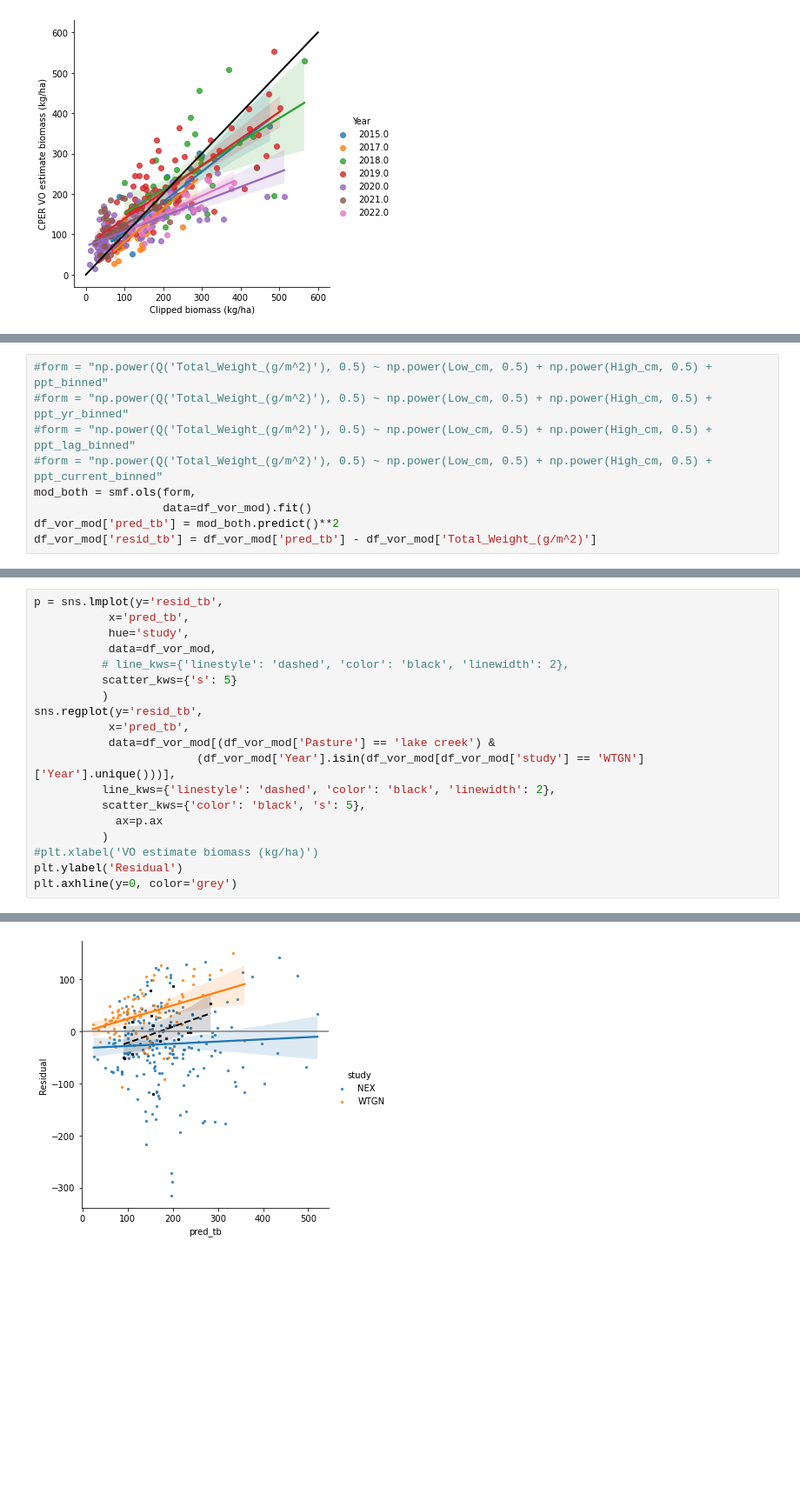
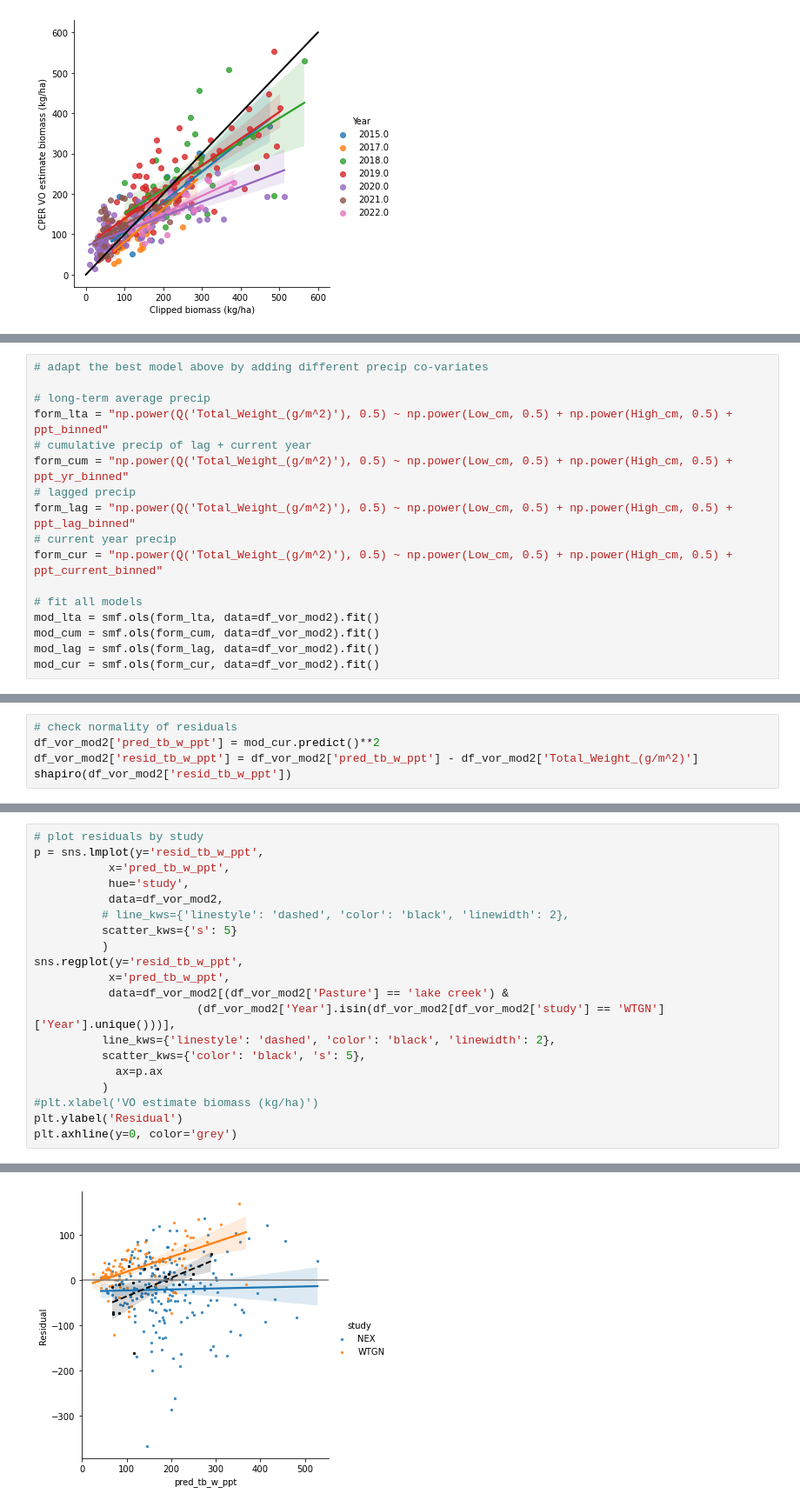
Before and after one commit to kearney-sp/tbng_veg, a Jupyter notebook: tb_vor_linreg.ipynb, the cells around one changed output, grey strips where cells are left out. Shown at 87% size. Drawn from its saved outputs; the diff is of its cells as text; blank space fills up the shorter version.

```diff
--- a/tb_vor_linreg.ipynb
+++ b/tb_vor_linreg.ipynb
@@ -573,9 +655,17 @@ sns.regplot(data=df_vor[(df_vor['Pasture'] == 'lake creek') &
 # %%
-#form = "np.power(Q('Total_Weight_(g/m^2)'), 0.5) ~ np.power(Low_cm, 0.5) + np.power(High_cm, 0.5) + ppt_binned"
-#form = "np.power(Q('Total_Weight_(g/m^2)'), 0.5) ~ np.power(Low_cm, 0.5) + np.power(High_cm, 0.5) + ppt_yr_binned"
-#form = "np.power(Q('Total_Weight_(g/m^2)'), 0.5) ~ np.power(Low_cm, 0.5) + np.power(High_cm, 0.5) + ppt_lag_binned"
-#form = "np.power(Q('Total_Weight_(g/m^2)'), 0.5) ~ np.power(Low_cm, 0.5) + np.power(High_cm, 0.5) + ppt_current_binned"
-mod_both = smf.ols(form,
-                   data=df_vor_mod).fit()
-df_vor_mod['pred_tb'] = mod_both.predict()**2
-df_vor_mod['resid_tb'] = df_vor_mod['pred_tb'] - df_vor_mod['Total_Weight_(g/m^2)']
+# adapt the best model above by adding different precip co-variates
+
+# long-term average precip
+form_lta = "np.power(Q('Total_Weight_(g/m^2)'), 0.5) ~ np.power(Low_cm, 0.5) + np.power(High_cm, 0.5) + ppt_binned"
+# cumulative precip of lag + current year
+form_cum = "np.power(Q('Total_Weight_(g/m^2)'), 0.5) ~ np.power(Low_cm, 0.5) + np.power(High_cm, 0.5) + ppt_yr_binned"
+# lagged precip
+form_lag = "np.power(Q('Total_Weight_(g/m^2)'), 0.5) ~ np.power(Low_cm, 0.5) + np.power(High_cm, 0.5) + ppt_lag_binned"
+# current year precip
+form_cur = "np.power(Q('Total_Weight_(g/m^2)'), 0.5) ~ np.power(Low_cm, 0.5) + np.power(High_cm, 0.5) + ppt_current_binned"
+
+# fit all models
+mod_lta = smf.ols(form_lta, data=df_vor_mod2).fit()
+mod_cum = smf.ols(form_cum, data=df_vor_mod2).fit()
+mod_lag = smf.ols(form_lag, data=df_vor_mod2).fit()
+mod_cur = smf.ols(form_cur, data=df_vor_mod2).fit()
@@ -596,0 +711,5 @@ ShapiroResult(statistic=0.9647775292396545, pvalue=9.605972763893078e-07)
+# %%
+# check normality of residuals
+df_vor_mod2['pred_tb_w_ppt'] = mod_cur.predict()**2
+df_vor_mod2['resid_tb_w_ppt'] = df_vor_mod2['pred_tb_w_ppt'] - df_vor_mod2['Total_Weight_(g/m^2)']
+shapiro(df_vor_mod2['resid_tb_w_ppt'])
@@ -651,22 +834,23 @@ plt.plot([0, 6000], [0, 6000], linewidth=2, c='black', linestyle='solid')
 # %%
-p = sns.lmplot(y='resid_tb',
-           x='pred_tb',
+# plot residuals by study
+p = sns.lmplot(y='resid_tb_w_ppt',
+           x='pred_tb_w_ppt',
            hue='study',
-           data=df_vor_mod,
+           data=df_vor_mod2,
           # line_kws={'linestyle': 'dashed', 'color': 'black', 'linewidth': 2},
           scatter_kws={'s': 5}
           )
-sns.regplot(y='resid_tb',
-           x='pred_tb',
-           data=df_vor_mod[(df_vor_mod['Pasture'] == 'lake creek') &
-                        (df_vor_mod['Year'].isin(df_vor_mod[df_vor_mod['study'] == 'WTGN']['Year'].unique()))],
+sns.regplot(y='resid_tb_w_ppt',
+           x='pred_tb_w_ppt',
+           data=df_vor_mod2[(df_vor_mod2['Pasture'] == 'lake creek') &
+                        (df_vor_mod2['Year'].isin(df_vor_mod2[df_vor_mod2['study'] == 'WTGN']['Year'].unique()))],
           line_kws={'linestyle': 'dashed', 'color': 'black', 'linewidth': 2},
           scatter_kws={'color': 'black', 's': 5},
             ax=p.ax
           )
 #plt.xlabel('VO estimate biomass (kg/ha)')
 plt.ylabel('Residual')
 plt.axhline(y=0, color='grey')
 # %% [output]
 <matplotlib.lines.Line2D at 0x...>
-[figure, old version]
+[figure, new version]
```
Also changed, not shown: parts of 88 cells of this notebook.
